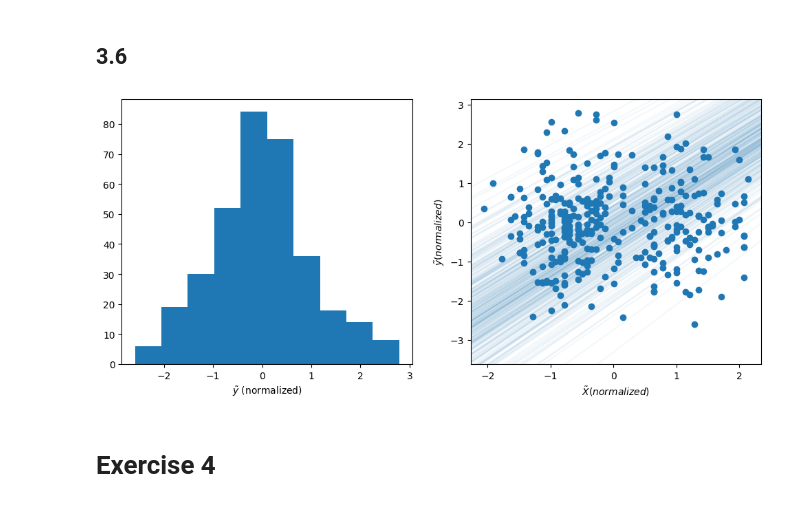
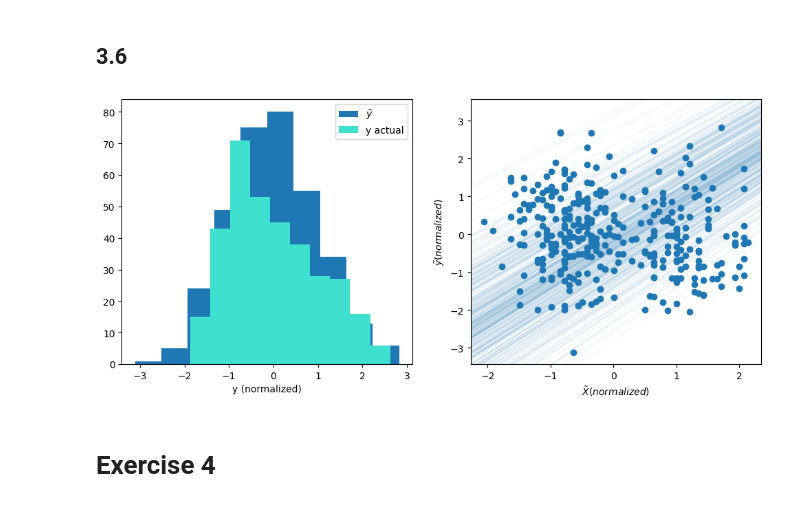
Before and after one commit to ajbarrows/uvmbayes, a Jupyter notebook: notebooks/problem_sets/20240927-problem_set_2.ipynb, the cells around one changed output. Drawn from its saved outputs; the diff is of its cells as text; code cells hidden in the pictures.

```diff
--- a/notebooks/problem_sets/20240927-problem_set_2.ipynb
+++ b/notebooks/problem_sets/20240927-problem_set_2.ipynb
@@ -356,38 +356,39 @@ def plot_posterior_predictive(posterior_samples, X: pd.Series, y_actual: pd.Seri
 
     # X_tilde, y_tilde, alpha, beta = model.simulate_prior_predictive(X)
 
     plt_dict = {
         r'$\tilde{y}$': posterior_samples[0],
         r'$\alpha$': posterior_samples[1],
         r'$\beta$': posterior_samples[2],
     }
 
     X_scaled = scale(X)
     y_scaled = scale(plt_dict[r'$\tilde{y}$'])
     y_actual_scaled = scale(y_actual)
 
     fig, axs = plt.subplots(ncols=2, figsize= (12, 5))
 
     ax = axs[0]
-    ax.hist(y_scaled)
-    ax.hist(y_actual_scaled, color='turquoise')
-    ax.set_xlabel(r'$\tilde{y}$ (normalized)')
+    ax.hist(y_scaled, label=r"$\tilde{y}$")
+    ax.hist(y_actual_scaled, color='turquoise', label=r"y actual")
+    ax.set_xlabel(r'y (normalized)')
+    ax.legend()
 
     ax = axs[1]
     ax.scatter(X_scaled, y_scaled)
     for i in range(len(plt_dict[r'$\alpha$'])):
         xy1 = (0, plt_dict[r'$\alpha$'][i])
         slope = plt_dict[r'$\beta$'][i]
 
         ax.axline(xy1=xy1, slope=slope, alpha=.05)
 
     ax.set_xlabel(r'$\tilde{X} (normalized)$')
     ax.set_ylabel(r'$\tilde{y} (normalized)$')
 
-plot_posterior_predictive(samples, df['flipper_length_mm'])
+plot_posterior_predictive(samples, df['flipper_length_mm'], df['body_mass_g'])
 plt.savefig(os.path.join(out_dir, "posterior_predictive.pdf"), bbox_inches='tight')
 # %% [output]
-[figure, old version]
+[figure, new version]
 # %% [markdown]
 # Exercise 4 #
 # %%
```
Also changed, not shown: parts of 4 cells of this notebook, 11 other files.
